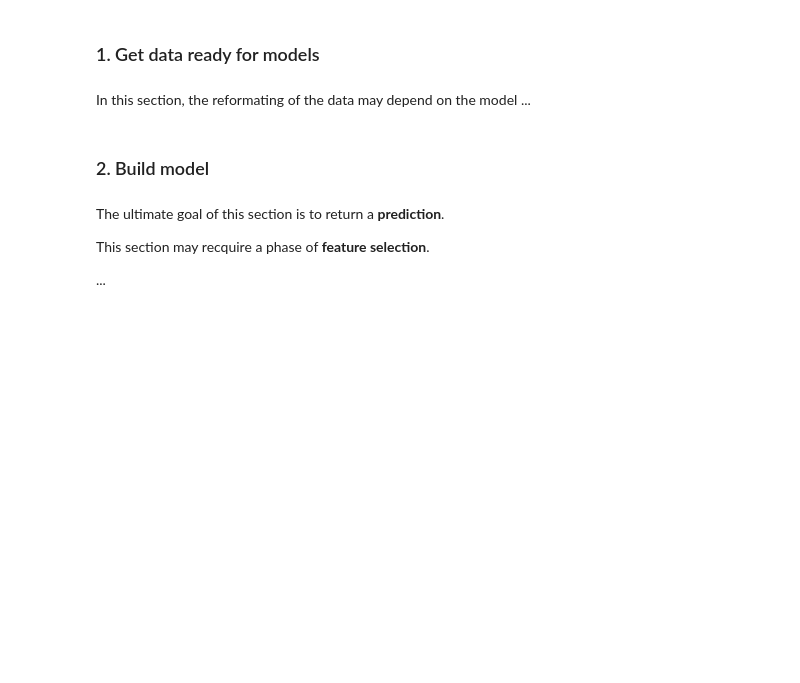
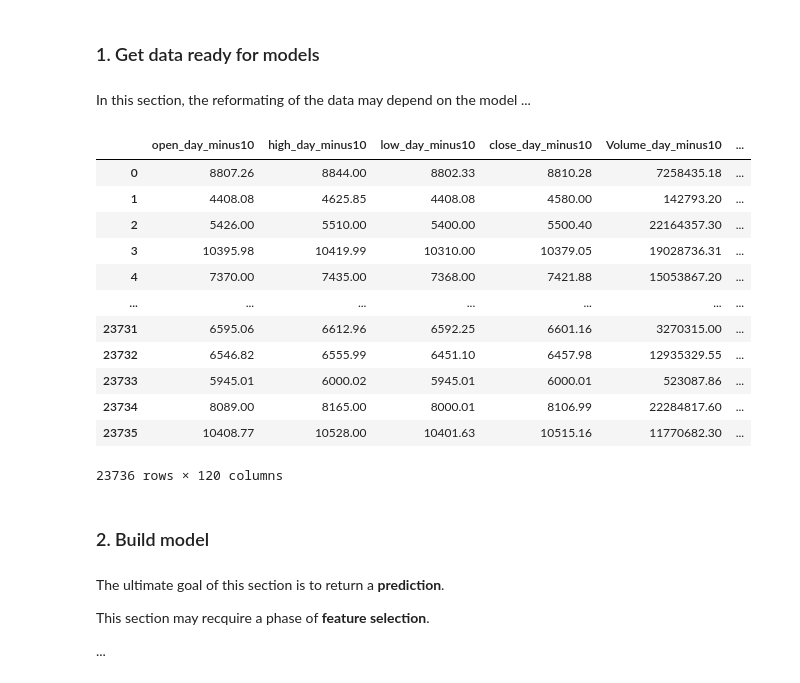
Before and after one commit to KhelifaAmeur/ML-trading-strategies, a Jupyter notebook: test_GradientBoosting.ipynb, the cells around one changed output. Cells and saved outputs as stored; diff of their text form; code cells hidden in the pictures; blank space fills up the shorter version.

```diff
--- a/test_GradientBoosting.ipynb
+++ b/test_GradientBoosting.ipynb
@@ -104,6 +120,22 @@ y_train = train['Signal']
 X_test = test
 X_test = X_test.drop(['Signal'], axis = 1)
 y_test = test['Signal']
+# %%
+X_train
+# %% [output]
+|  | open_day_minus10 | high_day_minus10 | low_day_minus10 | close_day_minus10 | Volume_day_minus10 | ... |
+| 0 | 8807.26 | 8844.00 | 8802.33 | 8810.28 | 7258435.18 | ... |
+| 1 | 4408.08 | 4625.85 | 4408.08 | 4580.00 | 142793.20 | ... |
+| 2 | 5426.00 | 5510.00 | 5400.00 | 5500.40 | 22164357.30 | ... |
+| 3 | 10395.98 | 10419.99 | 10310.00 | 10379.05 | 19028736.31 | ... |
+| 4 | 7370.00 | 7435.00 | 7368.00 | 7421.88 | 15053867.20 | ... |
+| ... | ... | ... | ... | ... | ... | ... |
+| 23731 | 6595.06 | 6612.96 | 6592.25 | 6601.16 | 3270315.00 | ... |
+| 23732 | 6546.82 | 6555.99 | 6451.10 | 6457.98 | 12935329.55 | ... |
+| 23733 | 5945.01 | 6000.02 | 5945.01 | 6000.01 | 523087.86 | ... |
+| 23734 | 8089.00 | 8165.00 | 8000.01 | 8106.99 | 22284817.60 | ... |
+| 23735 | 10408.77 | 10528.00 | 10401.63 | 10515.16 | 11770682.30 | ... |
+23736 rows × 120 columns
 # %% [markdown]
 ### 2. Build model
 # %% [markdown]
```
Also changed, not shown: parts of 2 cells of this notebook, 3 other files.
